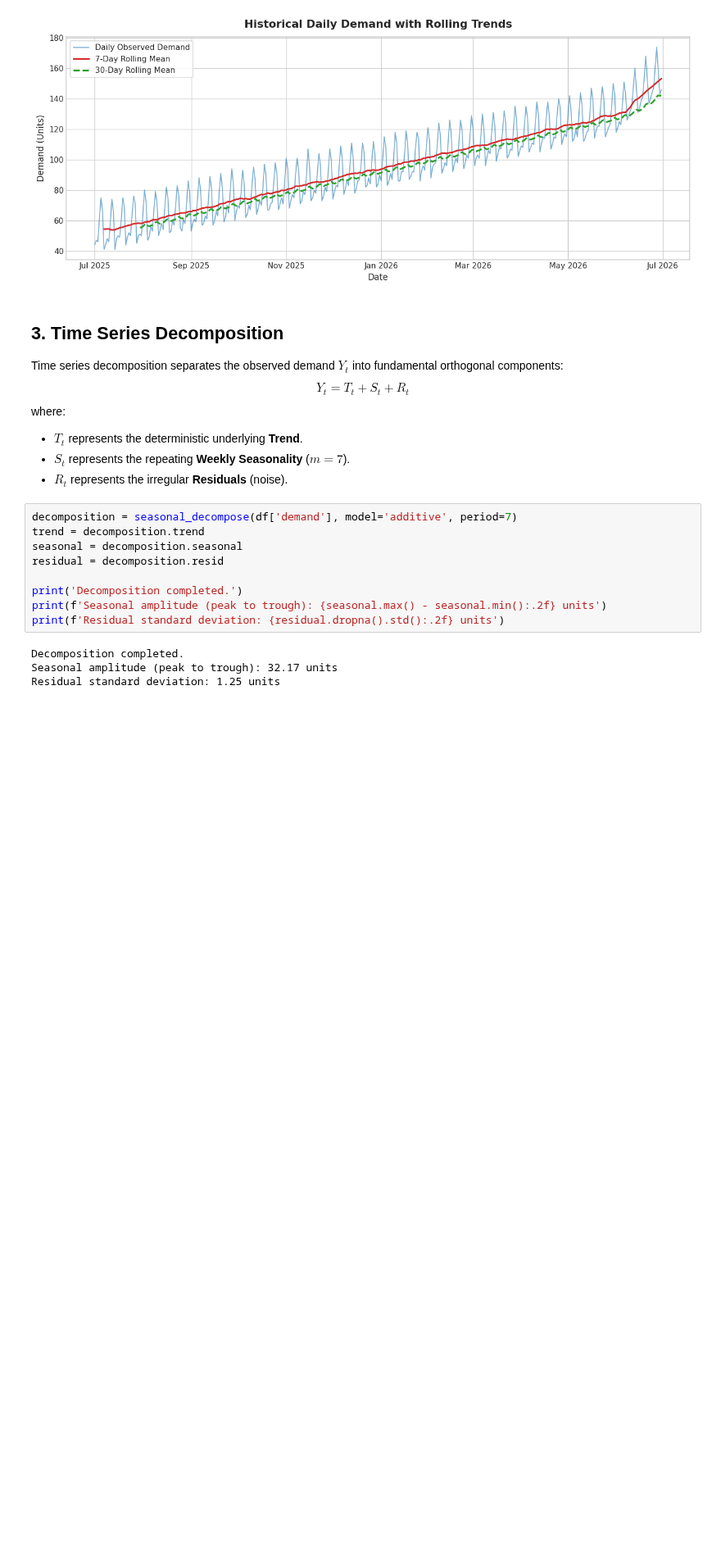
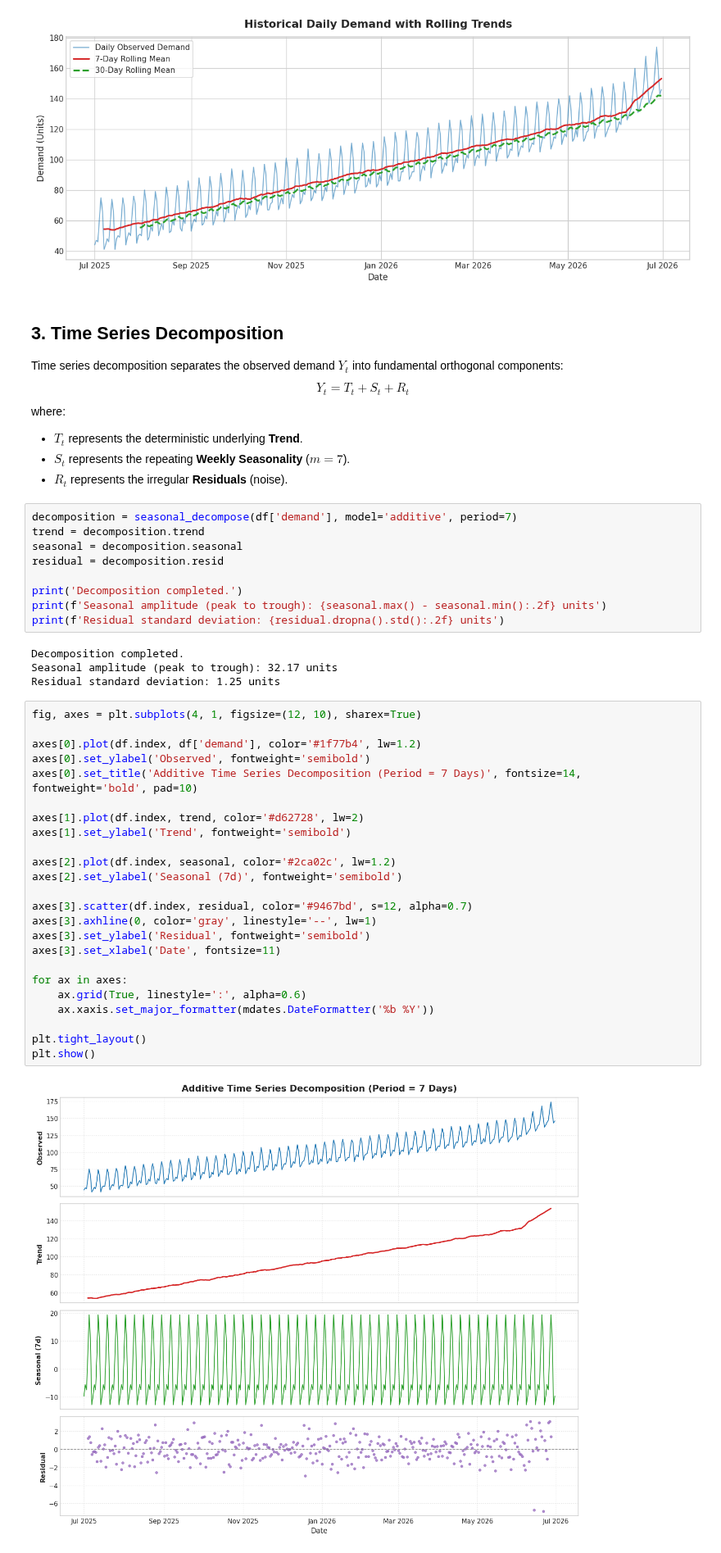
Before and after one commit to amitsinghbhadouriya/Data-science-with-python-and-R-intern-tasks, a Jupyter notebook: time_series_forecasting_task/Time_Series_Forecasting_ARIMA_Prophet.ipynb, the cells around one changed output. Shown at 82% size. Drawn from its saved outputs; the diff is of its cells as text; blank space fills up the shorter version.

Commit message:
feat(forecasting): visualize observed, trend, seasonal, and residual components

```diff
--- a/time_series_forecasting_task/Time_Series_Forecasting_ARIMA_Prophet.ipynb
+++ b/time_series_forecasting_task/Time_Series_Forecasting_ARIMA_Prophet.ipynb
@@ -116,3 +116,29 @@ print(f'Residual standard deviation: {residual.dropna().std():.2f} units')
 Decomposition completed.
 Seasonal amplitude (peak to trough): 32.17 units
 Residual standard deviation: 1.25 units
+# %%
+fig, axes = plt.subplots(4, 1, figsize=(12, 10), sharex=True)
+
+axes[0].plot(df.index, df['demand'], color='#1f77b4', lw=1.2)
+axes[0].set_ylabel('Observed', fontweight='semibold')
+axes[0].set_title('Additive Time Series Decomposition (Period = 7 Days)', fontsize=14, fontweight='bold', pad=10)
+
+axes[1].plot(df.index, trend, color='#d62728', lw=2)
+axes[1].set_ylabel('Trend', fontweight='semibold')
+
+axes[2].plot(df.index, seasonal, color='#2ca02c', lw=1.2)
+axes[2].set_ylabel('Seasonal (7d)', fontweight='semibold')
+
+axes[3].scatter(df.index, residual, color='#9467bd', s=12, alpha=0.7)
+axes[3].axhline(0, color='gray', linestyle='--', lw=1)
+axes[3].set_ylabel('Residual', fontweight='semibold')
+axes[3].set_xlabel('Date', fontsize=11)
+
+for ax in axes:
+    ax.grid(True, linestyle=':', alpha=0.6)
+    ax.xaxis.set_major_formatter(mdates.DateFormatter('%b %Y'))
+
+plt.tight_layout()
+plt.show()
+# %% [output]
+[figure, added]
```
